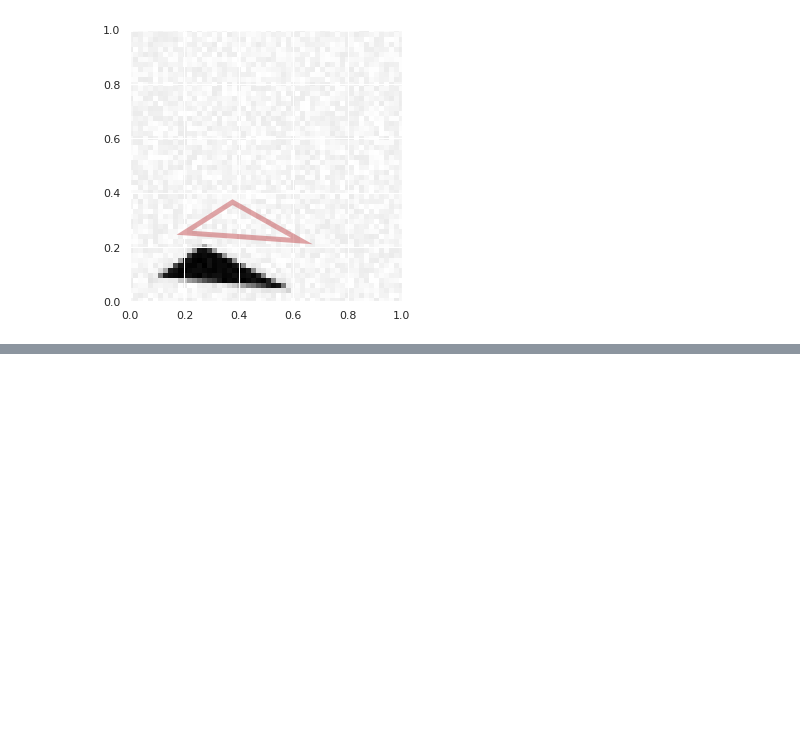
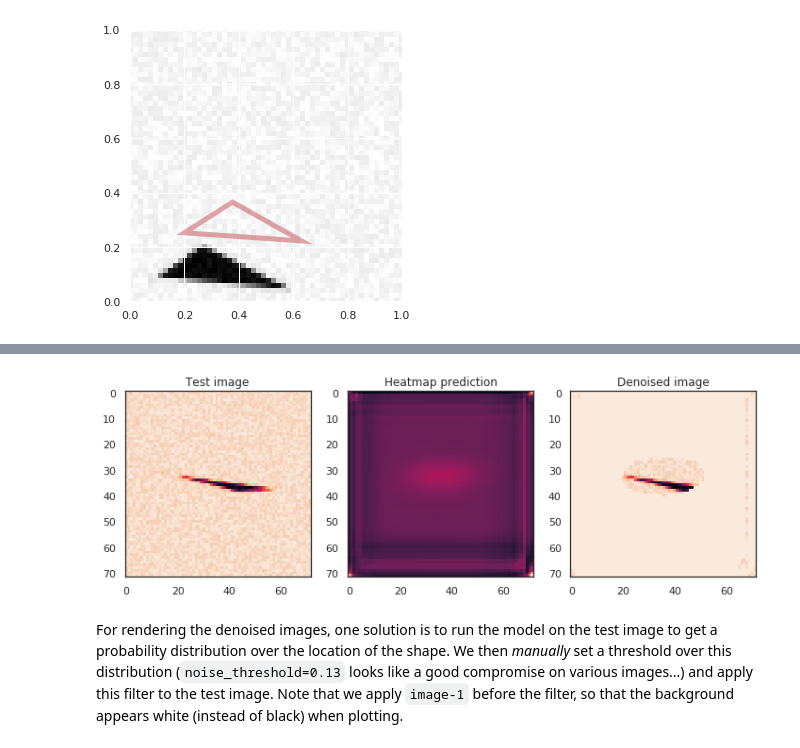
Before and after one commit to lgerrets/dl18-hw1, a Jupyter notebook: report.ipynb, the cells around one changed output, grey strips where cells are left out. Saved outputs shown, nothing was run; the diff lists cells and outputs as text; code cells hidden in the pictures; blank space fills up the shorter version.

```diff
--- a/report.ipynb
+++ b/report.ipynb
@@ -357,0 +486,18 @@ mp1.visualize_prediction(X_test_6[ind], pred[ind]*Y_std_6+Y_mean_6)
+# %%
+sns.set(style='white')
+ind = 0
+plt.figure(figsize=(12,15))
+plt.subplot(1,3,1)
+plt.imshow(test_images_7[ind,:,:])
+plt.title("Test image")
+plt.subplot(1,3,2)
+plt.imshow(pred[ind,:,:,1])
+plt.title("Heatmap prediction")
+plt.subplot(1,3,3)
+plt.imshow((pred[ind,:,:,1]>noise_threshold)*(test_images_7[ind,:,:]-1))
+plt.title("Denoised image")
+plt.show()
+# %% [output]
+[figure, added]
+# %% [markdown]
+For rendering the denoised images, one solution is to run the model on the test image to get a probability distribution over the location of the shape. We then *manually* set a threshold over this distribution (`noise_threshold=0.13` looks like a good compromise on various images...) and apply this filter to the test image. Note that we apply `image-1` before the filter, so that the background appears white (instead of black) when plotting.
```
Also changed, not shown: parts of 12 cells of this notebook, 1 other file.
